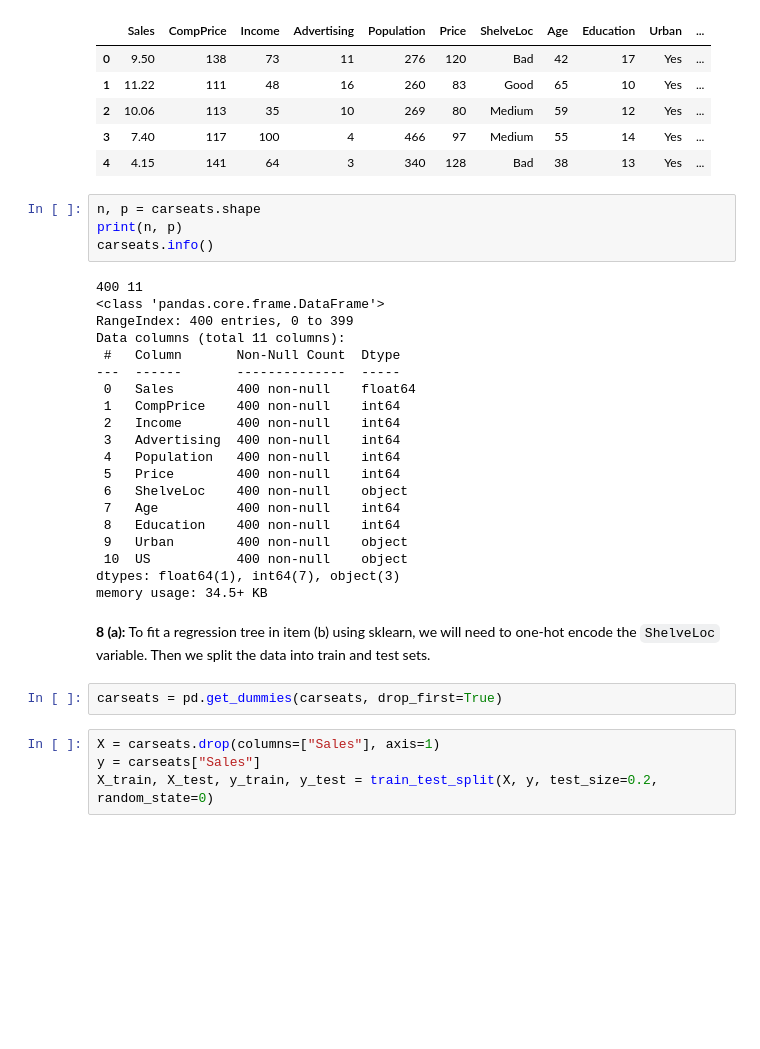
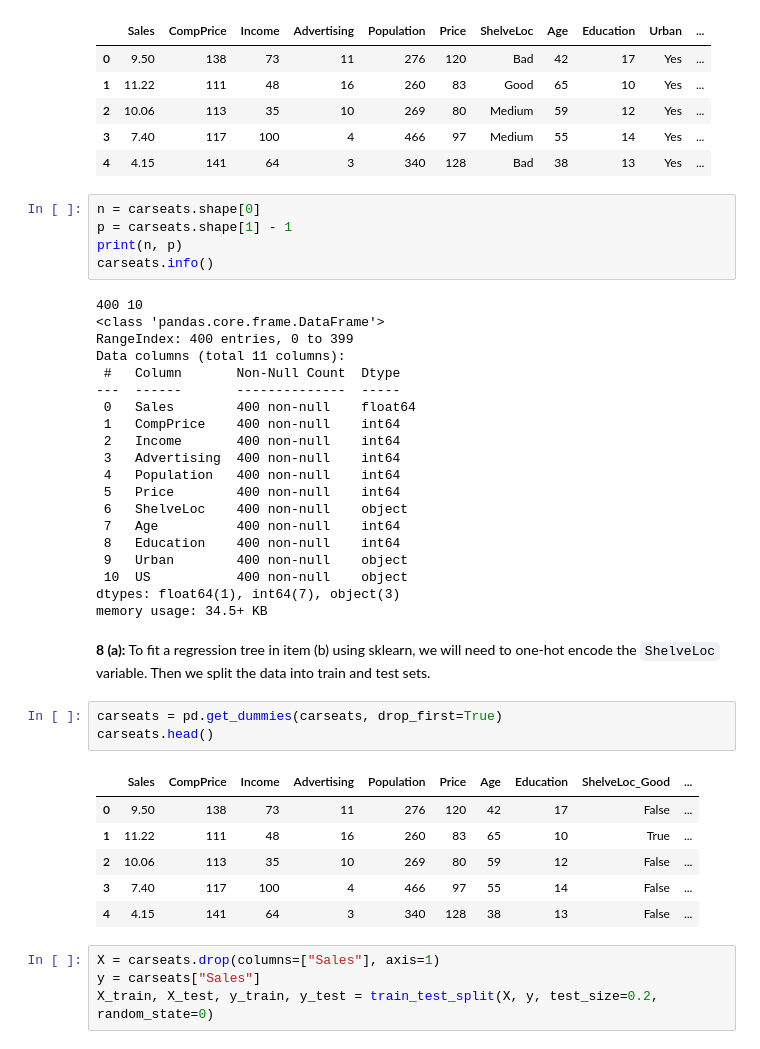
Before and after one commit to pzuehlke/ISLP, a Jupyter notebook: chapter_08_exercises/chapter_08_exercise_08.ipynb, the cells around one changed output. Cells and saved outputs as stored; diff of their text form; blank space fills up the shorter version.

```diff
--- a/chapter_08_exercise_08.ipynb
+++ b/chapter_08_exercises/chapter_08_exercise_08.ipynb
@@ -25,11 +25,12 @@ carseats.head()
 | 3 | 7.40 | 117 | 100 | 4 | 466 | 97 | Medium | 55 | 14 | Yes | ... |
 | 4 | 4.15 | 141 | 64 | 3 | 340 | 128 | Bad | 38 | 13 | Yes | ... |
 # %%
-n, p = carseats.shape
+n = carseats.shape[0]
+p = carseats.shape[1] - 1
 print(n, p)
 carseats.info()
 # %% [output]
-400 11
+400 10
 <class 'pandas.core.frame.DataFrame'>
 RangeIndex: 400 entries, 0 to 399
 Data columns (total 11 columns):
@@ -54,6 +55,14 @@ one-hot encode the `ShelveLoc` variable. Then we split the data into train and
 test sets.
 # %%
 carseats = pd.get_dummies(carseats, drop_first=True)
+carseats.head()
+# %% [output]
+|  | Sales | CompPrice | Income | Advertising | Population | Price | Age | Education | ShelveLoc_Good | ... |
+| 0 | 9.50 | 138 | 73 | 11 | 276 | 120 | 42 | 17 | False | ... |
+| 1 | 11.22 | 111 | 48 | 16 | 260 | 83 | 65 | 10 | True | ... |
+| 2 | 10.06 | 113 | 35 | 10 | 269 | 80 | 59 | 12 | False | ... |
+| 3 | 7.40 | 117 | 100 | 4 | 466 | 97 | 55 | 14 | False | ... |
+| 4 | 4.15 | 141 | 64 | 3 | 340 | 128 | 38 | 13 | False | ... |
 # %%
 X = carseats.drop(columns=["Sales"], axis=1)
 y = carseats["Sales"]
```
Also changed, not shown: parts of 23 cells of this notebook, 12 other files.
